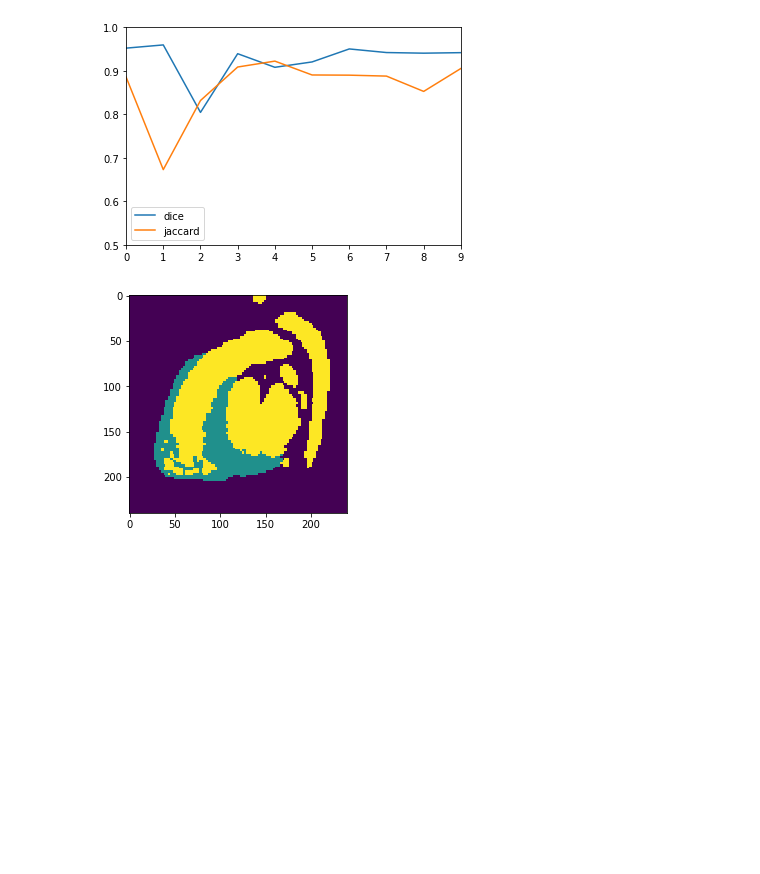
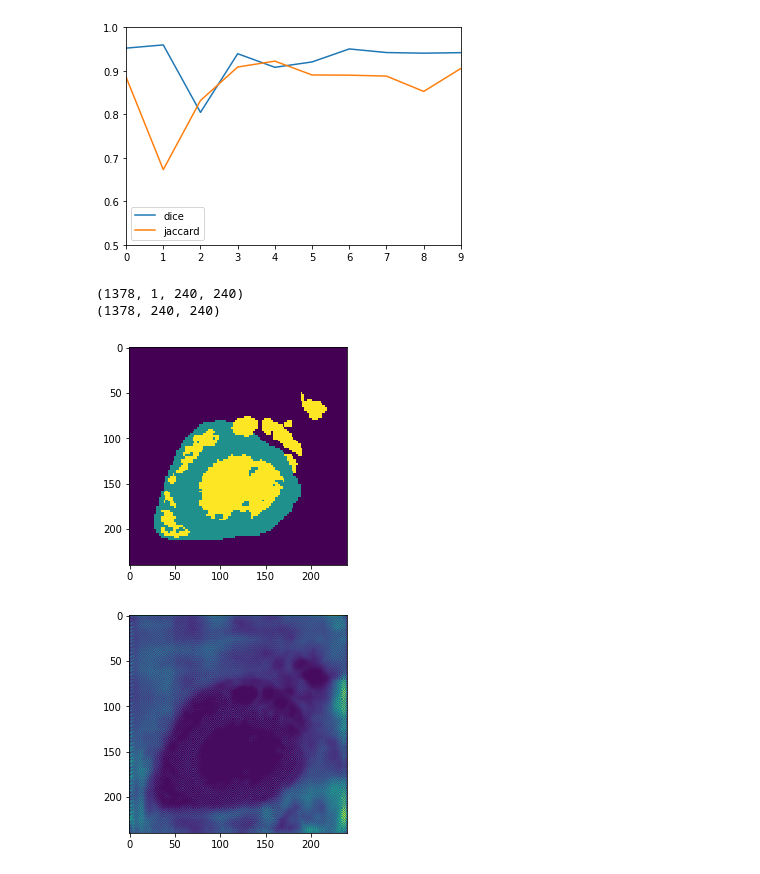
Before and after one commit to yukeyi/MCDS-Capstone, a Jupyter notebook: kaggleUnet/U_Net.ipynb, the cells around one changed output. Cells and saved outputs as stored; diff of their text form; code cells hidden in the pictures; blank space fills up the shorter version.

Commit message:
fix: change plot to correct ordering

```diff
--- a/kaggleUnet/U_Net.ipynb
+++ b/kaggleUnet/U_Net.ipynb
@@ -743,9 +743,22 @@ plt.show()
 # %% [output]
 [figure]
 # %%
+dev_heart = 0
+train_loader = torch.utils.data.DataLoader(MyCustomDataset('Train', dev_heart), batch_size=1, shuffle=True)
+
 for batch_idx, (data, label) in enumerate(train_loader):
     data, target = data.to(device), label.to(device)
     output = model(data)
-    plt.imshow(label[0])
+    fig1,ax1 = plt.subplots(1)
+    ax1.imshow(label[0])
+
+    image = output.cpu().detach().numpy()
+    fig1,ax2 = plt.subplots(1)
+    ax2.imshow(image[0][0])
+    break
+plt.show()
 # %% [output]
+(1378, 1, 240, 240)
+(1378, 240, 240)
-[figure, old version]
+[figure, new version]
+[figure, added]
```
